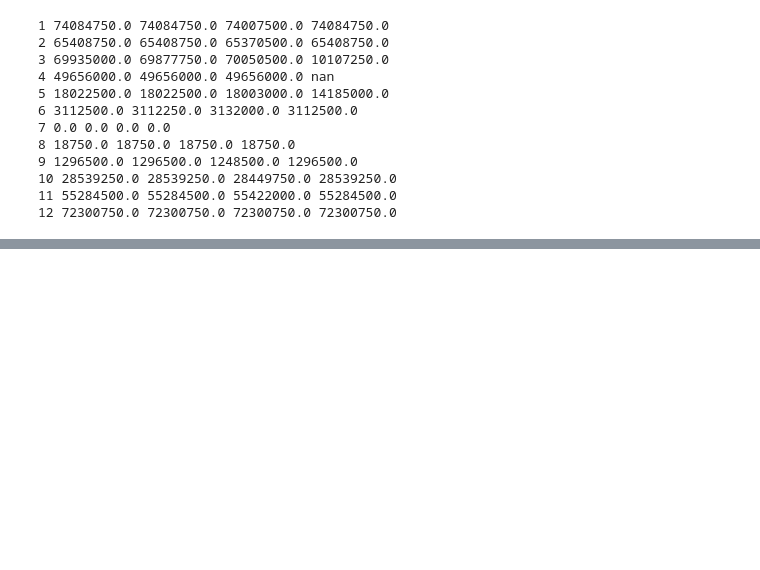
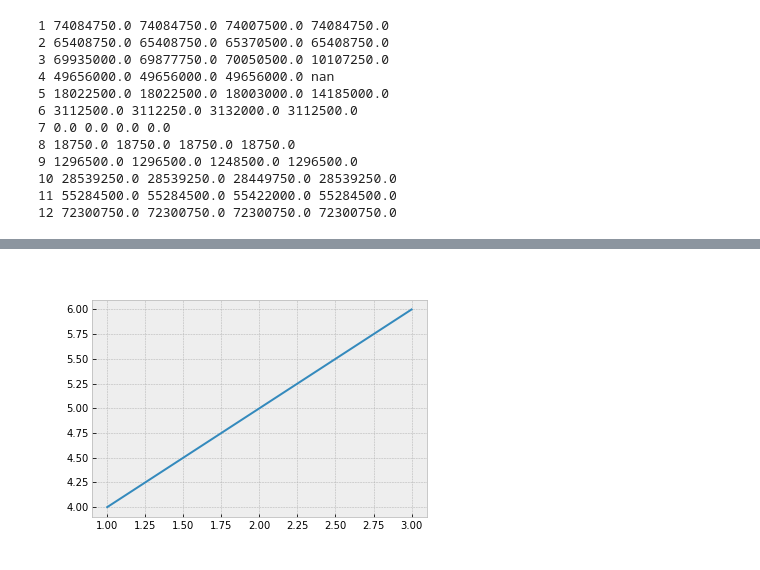
Before and after one commit to alanmitchell/heat-recovery-billing, a Jupyter notebook: heat_billing.ipynb, the cells around one changed output, grey strips where cells are left out. Saved outputs shown, nothing was run; the diff lists cells and outputs as text; code cells hidden in the pictures; blank space fills up the shorter version.

```diff
--- a/heat_billing.ipynb
+++ b/heat_billing.ipynb
@@ -235,0 +319,4 @@ False
+# %%
+img
+# %% [output]
+[figure, added]
```
Also changed, not shown: parts of 13 cells of this notebook, 7 other files.
